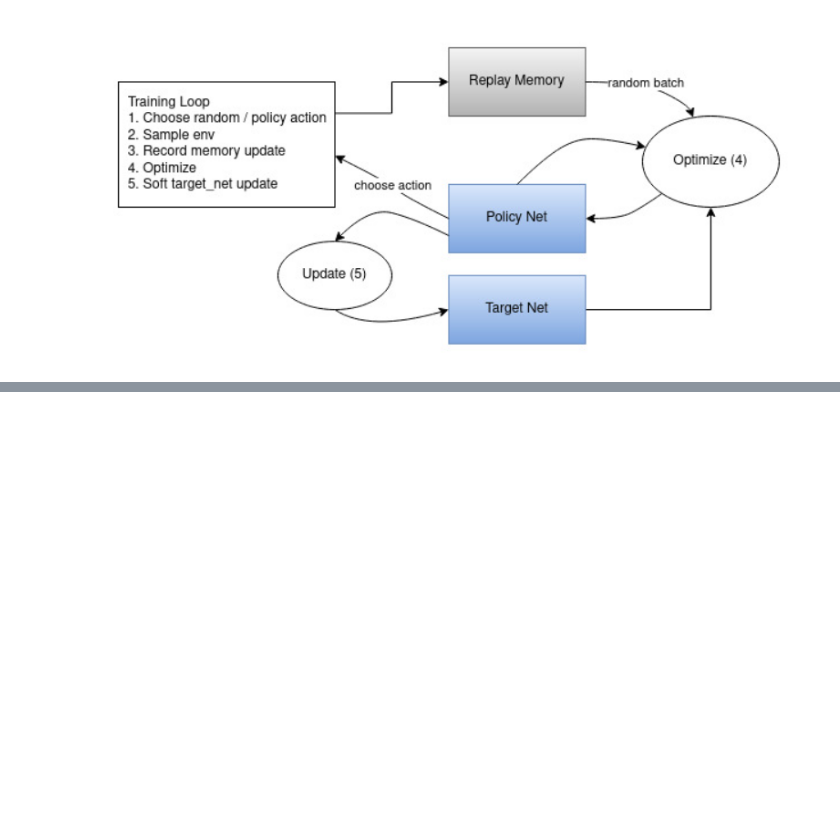
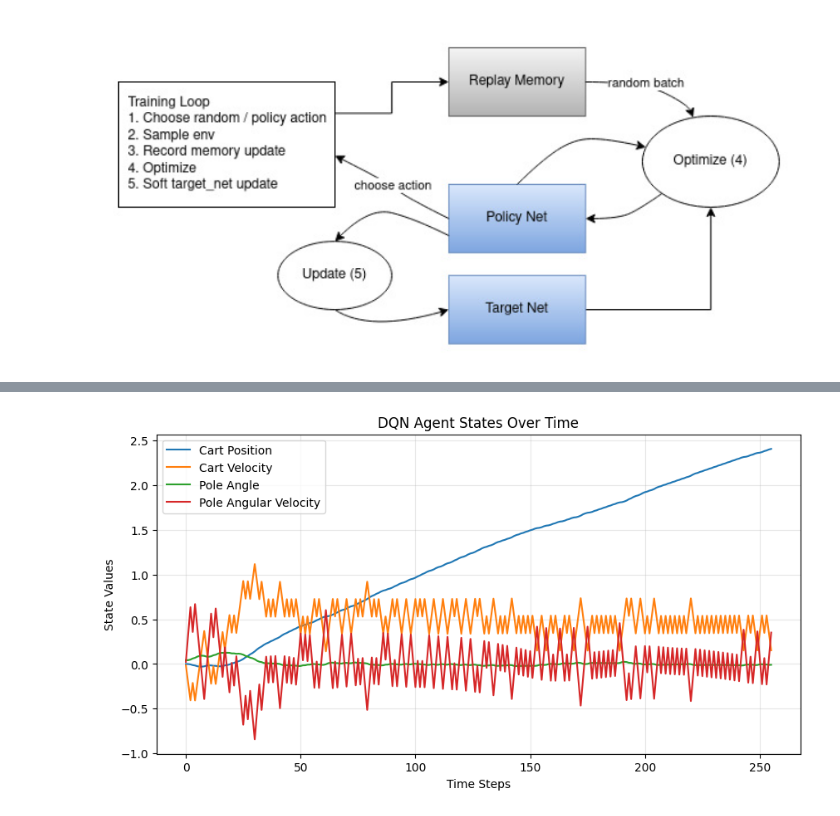
Before and after one commit to Fox-King777/fox_den, a Jupyter notebook: cartpole/cartpole_qnet.ipynb, the cells around one changed output, grey strips where cells are left out. Cells and saved outputs as stored; diff of their text form; code cells hidden in the pictures; blank space fills up the shorter version.

```diff
--- a/cartpole/cartpole_qnet.ipynb
+++ b/cartpole/cartpole_qnet.ipynb
@@ -97,0 +72,32 @@ plt.show()
+# %%
+# Close training environment
+env.close()
+
+# Create a new visible environment for testing
+test_env = gym.make('CartPole-v1', render_mode='human')
+
+# Run one episode to capture states for visualization
+state_history = []
+state, info = test_env.reset()
+state_tensor = torch.tensor(state, dtype=torch.float32, device=DEVICE).unsqueeze(0)
+
+for t in count():
+    state_history.append(state)
+    action = agent.select_action(state_tensor, test_env)
+    state, reward, terminated, truncated, _ = test_env.step(action.item())
+    done = terminated or truncated
+
+    if not done:
+        state_tensor = torch.tensor(state, dtype=torch.float32, device=DEVICE).unsqueeze(0)
+
+    if done:
+        state_history.append(state)
+        break
+
+# Plot the states over time from the final episode
+state_history = np.array(state_history)
+plot_states_over_time(state_history, title='DQN Agent States Over Time')
+
+test_env.close()
+# %% [output]
+[figure, added]
```
Also changed, not shown: parts of 3 cells of this notebook, 7 other files.
